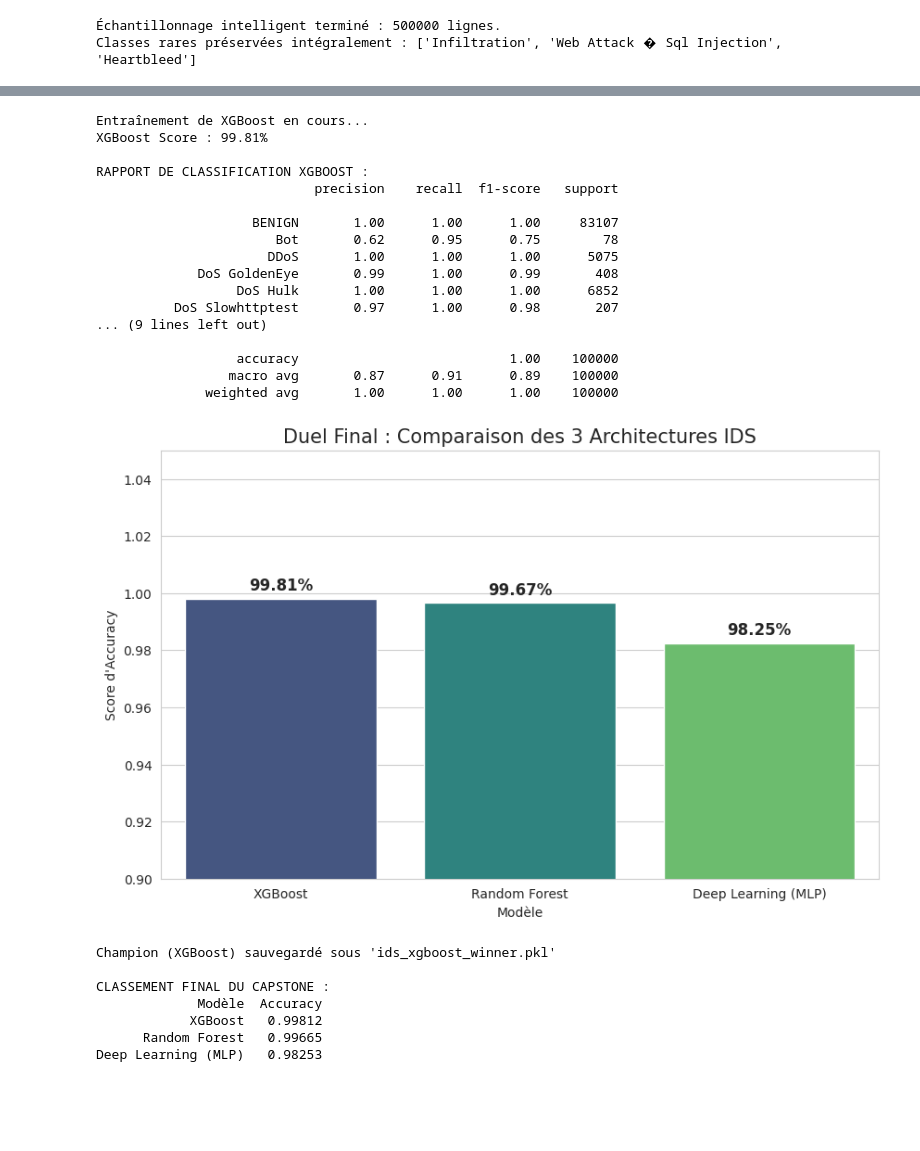
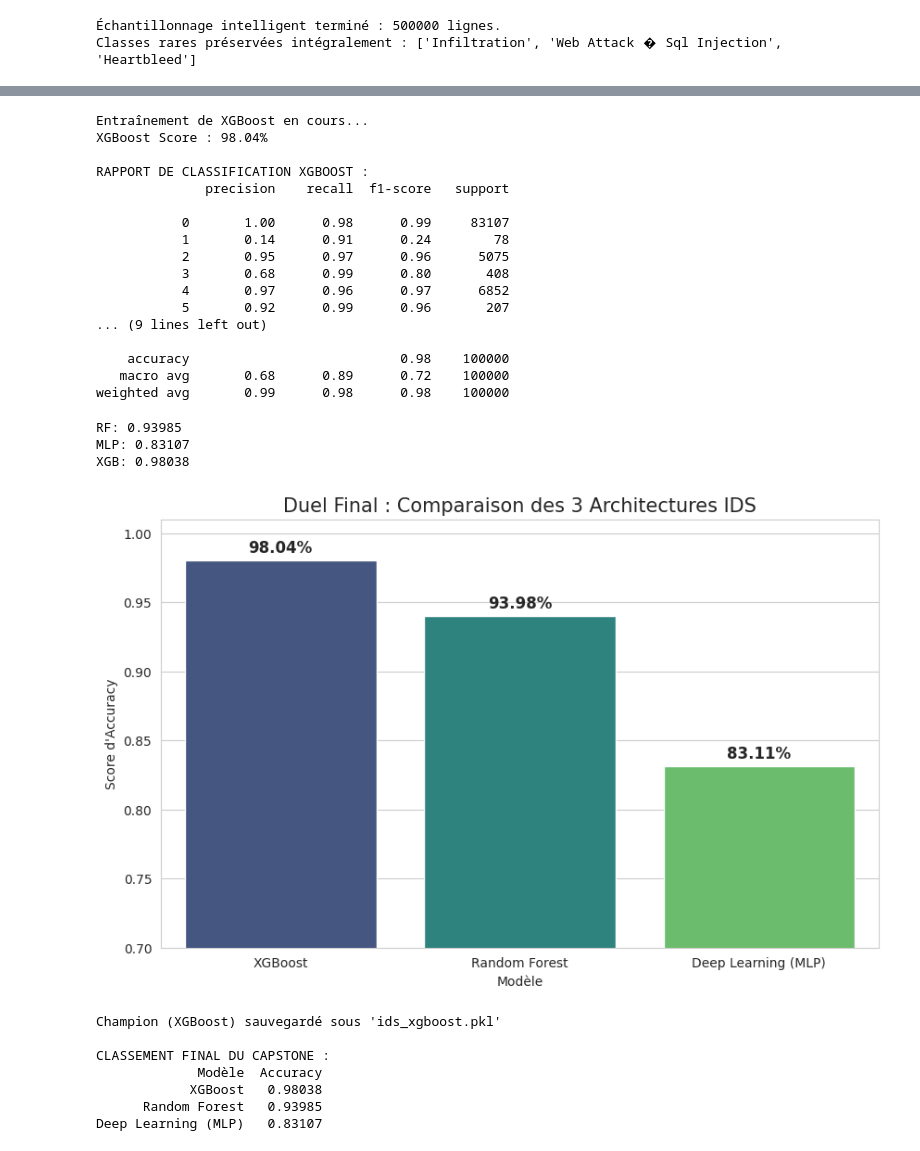
Before and after one commit to Euroysx/Detection-d-attaque-de-cybersecurite, a Jupyter notebook: DAC_IDS*3.ipynb, the cells around one changed output, grey strips where cells are left out. Saved outputs shown, nothing was run; the diff lists cells and outputs as text; code cells hidden in the pictures; blank space fills up the shorter version.

Commit message:
mise a jour du models

```diff
--- a/DAC_IDS*3.ipynb
+++ b/DAC_IDS*3.ipynb
@@ -258,7 +314,7 @@ df_common_sample, _ = train_test_split(df_common, train_size=needed, stratify=df
 df_small = pd.concat([df_rare, df_common_sample])
 
 # Maintenant, le split Train/Test passera car on a sécurisé les échantillons
-X_small = df_small.drop('Label', axis=1)
+X_small = df_small[selected_features]
 y_small = df_small['Label']
 
 X_train, X_test, y_train, y_test = train_test_split(
@@ -336,14 +420,21 @@ Name: count, dtype: int64
 
 # On crée le modèle
 # n_estimators=100 : un bon équilibre entre précision et vitesse
-rf_model = RandomForestClassifier(n_estimators=100, random_state=42, n_jobs=-1)
 
-print("Entraînement du Random Forest en cours sur les données SMOTE...")
+rf_model = RandomForestClassifier(
+    n_estimators=50,
+    max_depth=10,
+    random_state=42,
+    n_jobs=-1
+)
+
+print("Entraînement du Random Forest sur les données SMOTE...")
+
 start_time = time.time()
 
-# On entraîne sur les données ÉQUILIBRÉES (resampled)
-rf_model.fit(X_train_res, y_train_res)
+rf_model.fit(X_train_scaled, y_train_res)
 
 end_time = time.time()
+
 print(f"Entraînement terminé en {end_time - start_time:.2f} secondes.")
 # %% [output]
@@ -499,16 +601,19 @@ Score Deep Learning  : 0.9825
 print("Entraînement de XGBoost en cours...")
 
 # Configuration
+from xgboost import XGBClassifier
+
 xgb_model = XGBClassifier(
-    n_estimators=100,
+    n_estimators=150,
     max_depth=6,
     learning_rate=0.1,
+    subsample=0.8,
+    colsample_bytree=0.8,
     random_state=42,
-    tree_method='hist'
+    n_jobs=-1
 )
 
-# Entraînement
-xgb_model.fit(X_train_res, y_train_res)
+xgb_model.fit(X_train_scaled, y_train_res)
 
 # Prédiction et calcul du score
 y_pred_xgb = xgb_model.predict(X_test_scaled)
@@ -516,25 +621,33 @@ xgb_score = accuracy_score(y_test, y_pred_xgb)
 
 print(f"XGBoost Score : {xgb_score*100:.2f}%")
 print("\nRAPPORT DE CLASSIFICATION XGBOOST :")
-print(classification_report(y_test, y_pred_xgb, target_names=le.classes_))
+print(classification_report(y_test, y_pred_xgb))
 # %% [output]
 Entraînement de XGBoost en cours...
-XGBoost Score : 99.81%
+XGBoost Score : 98.04%
 
 RAPPORT DE CLASSIFICATION XGBOOST :
-                            precision    recall  f1-score   support
+              precision    recall  f1-score   support
 
-                    BENIGN       1.00      1.00      1.00     83107
-                       Bot       0.62      0.95      0.75        78
-                      DDoS       1.00      1.00      1.00      5075
-             DoS GoldenEye       0.99      1.00      0.99       408
-                  DoS Hulk       1.00      1.00      1.00      6852
-          DoS Slowhttptest       0.97      1.00      0.98       207
+           0       1.00      0.98      0.99     83107
+           1       0.14      0.91      0.24        78
+           2       0.95      0.97      0.96      5075
+           3       0.68      0.99      0.80       408
+           4       0.97      0.96      0.97      6852
+           5       0.92      0.99      0.96       207
 ... (9 lines left out)
 
-                  accuracy                           1.00    100000
-                 macro avg       0.87      0.91      0.89    100000
-              weighted avg       1.00      1.00      1.00    100000
+    accuracy                           0.98    100000
+   macro avg       0.68      0.89      0.72    100000
+weighted avg       0.99      0.98      0.98    100000
+# %%
+print("RF:", rf_score)
+print("MLP:", mlp_score)
+print("XGB:", xgb_score)
+# %% [output]
+RF: 0.93985
+MLP: 0.83107
+XGB: 0.98038
 # %%
 #ϟϟϟϟϟϟϟϟϟϟϟϟϟϟϟϟϟϟϟϟϟϟϟϟϟϟϟϟϟϟϟϟϟϟϟϟϟϟϟϟϟϟϟϟϟϟϟϟϟϟϟϟϟϟϟϟϟϟϟϟϟϟϟϟϟϟϟϟϟϟϟϟϟϟϟϟϟϟϟϟϟϟϟ
 #ϟ {13.0} LE PODIUM FINAL : RF vs MLP vs XGB                                      #ϟ
@@ -544,41 +657,41 @@ RAPPORT DE CLASSIFICATION XGBOOST :
 final_results = pd.DataFrame({
     'Modèle': ['Random Forest', 'Deep Learning (MLP)', 'XGBoost'],
     'Accuracy': [rf_score, mlp_score, xgb_score]
 })
 
 # On trie pour avoir le champion en premier
 final_results = final_results.sort_values(by='Accuracy', ascending=False)
 
 # 2. Graphique (Correction de la syntaxe Seaborn)
 plt.figure(figsize=(10, 6))
 sns.set_style("whitegrid")
 
 # On assigne 'Modèle' à 'hue' pour éviter le warning
 ax = sns.barplot(x='Modèle', y='Accuracy', data=final_results, hue='Modèle', palette='viridis', legend=False)
 
 # Ajout des labels de pourcentage
 for p in ax.patches:
     ax.annotate(f'{p.get_height()*100:.2f}%', (p.get_x() + p.get_width() / 2., p.get_height()),
                 ha='center', va='center', fontsize=12, fontweight='bold', xytext=(0, 10),
                 textcoords='offset points')
 
 plt.title("Duel Final : Comparaison des 3 Architectures IDS", fontsize=15)
-plt.ylim(0.9, 1.05)
+plt.ylim(0.7, 1.01)
 plt.ylabel("Score d'Accuracy")
 plt.show()
 
 # Sauvegarde du nouveau champion officiel
-joblib.dump(xgb_model, 'ids_xgboost_winner.pkl')
+joblib.dump(xgb_model, "ids_xgboost.pkl")
 
-print("Champion (XGBoost) sauvegardé sous 'ids_xgboost_winner.pkl'")
+print("Champion (XGBoost) sauvegardé sous 'ids_xgboost.pkl'")
 print("\nCLASSEMENT FINAL DU CAPSTONE :")
 print(final_results.to_string(index=False))
 # %% [output]
-[figure, old version]
+[figure, new version]
-Champion (XGBoost) sauvegardé sous 'ids_xgboost_winner.pkl'
+Champion (XGBoost) sauvegardé sous 'ids_xgboost.pkl'
 
 CLASSEMENT FINAL DU CAPSTONE :
              Modèle  Accuracy
-            XGBoost   0.99812
-      Random Forest   0.99665
-Deep Learning (MLP)   0.98253
+            XGBoost   0.98038
+      Random Forest   0.93985
+Deep Learning (MLP)   0.83107
```
Also changed, not shown: parts of 21 cells of this notebook, 12 other files.
